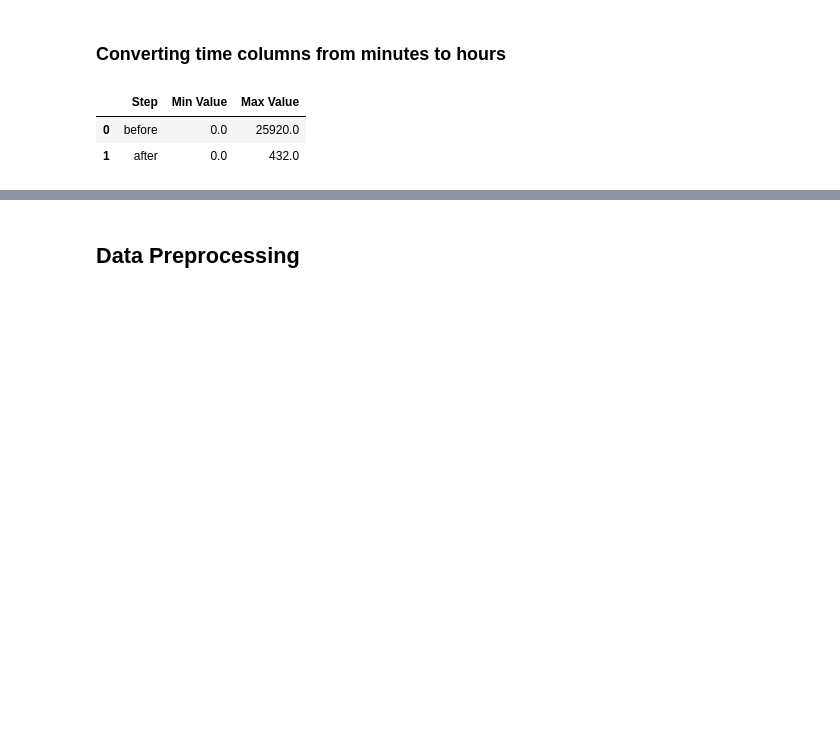
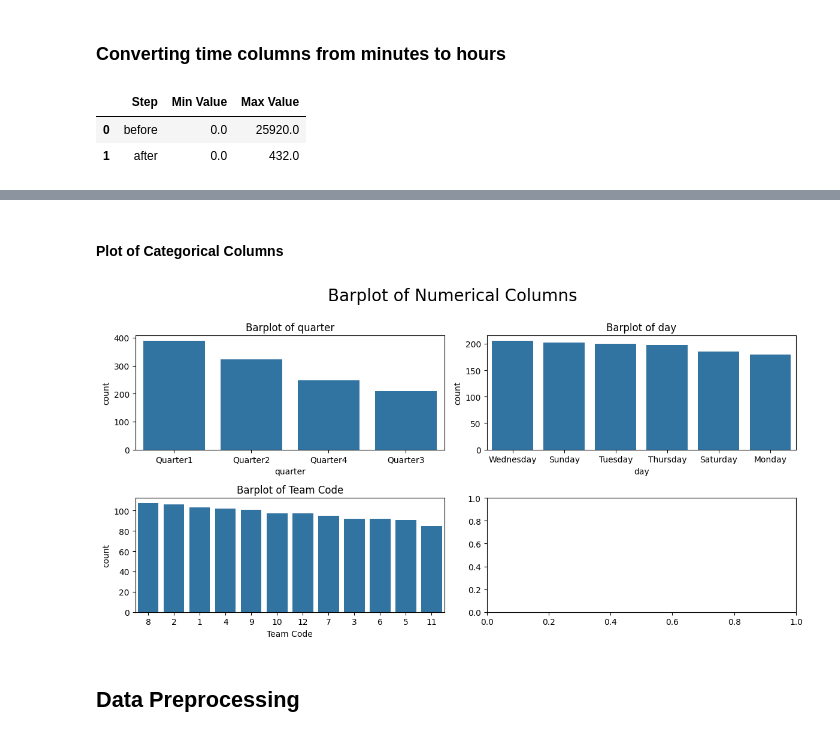
Before and after one commit to Tinnne/UTSDeepLearning, a Jupyter notebook: Number1.ipynb, the cells around one changed output, grey strips where cells are left out. Cells and saved outputs as stored; diff of their text form; code cells hidden in the pictures; blank space fills up the shorter version.

```diff
--- a/Number1.ipynb
+++ b/Number1.ipynb
@@ -460,3 +512,9 @@ overtime_df
+# %% [markdown]
+#### Plot of Categorical Columns
+# %%
+cat_plot(data)
+# %% [output]
+[figure, added]
 # %% [markdown]
 ## Data Preprocessing
 # %% [markdown]
```
Also changed, not shown: parts of 25 cells of this notebook.
